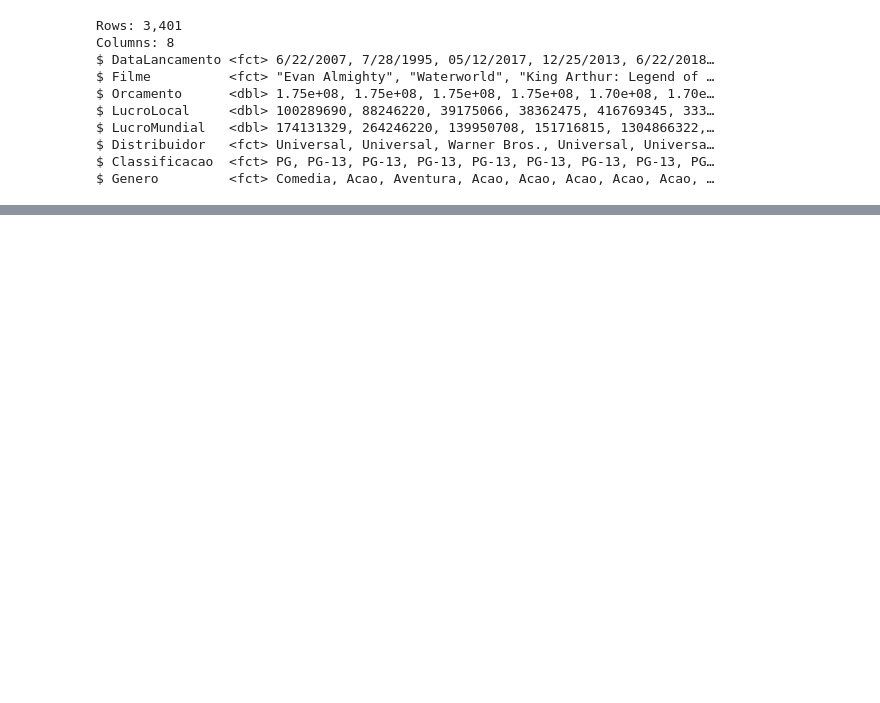
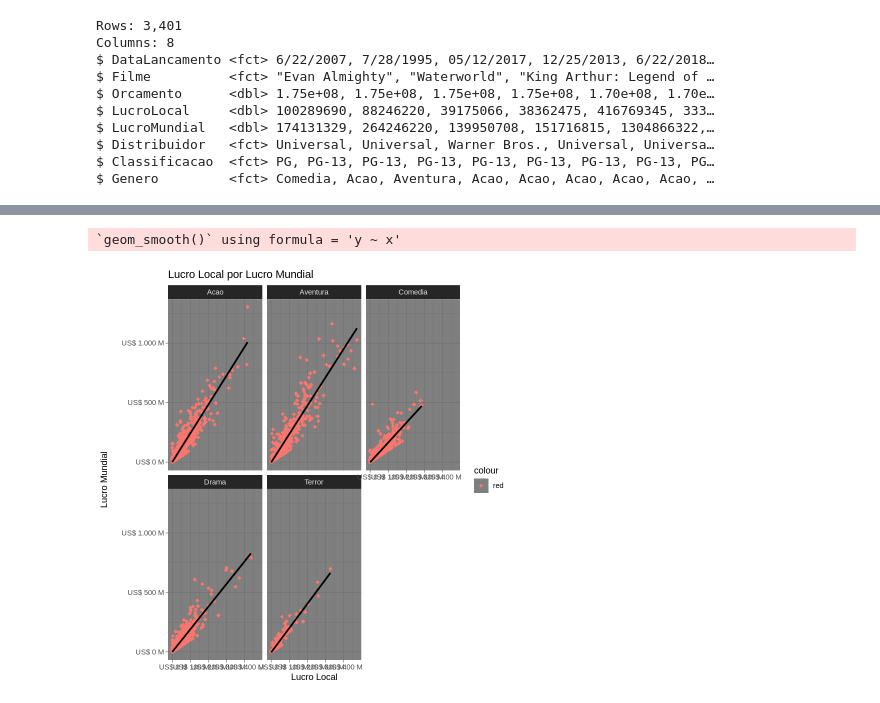
Before and after one commit to ruan64/Analise-de-Filmes-Dataset, a Jupyter notebook: Analise_de_filmes.ipynb, the cells around one changed output, grey strips where cells are left out. Cells and saved outputs as stored; diff of their text form; code cells hidden in the pictures; blank space fills up the shorter version.

```diff
--- a/Analise_de_filmes.ipynb
+++ b/Analise_de_filmes.ipynb
@@ -77,0 +102,6 @@ dados$DataLancamento <- as.Date(dados$DataLancamento, format = "%m/%d/%Y")
+# %%
+#dividindo o Gráfico por Gênero do filme
+gs + facet_wrap (~ Genero)
+# %% [output]
+`geom_smooth()` using formula = 'y ~ x'
+[figure, added]
```
Also changed, not shown: parts of 1 cell of this notebook.
